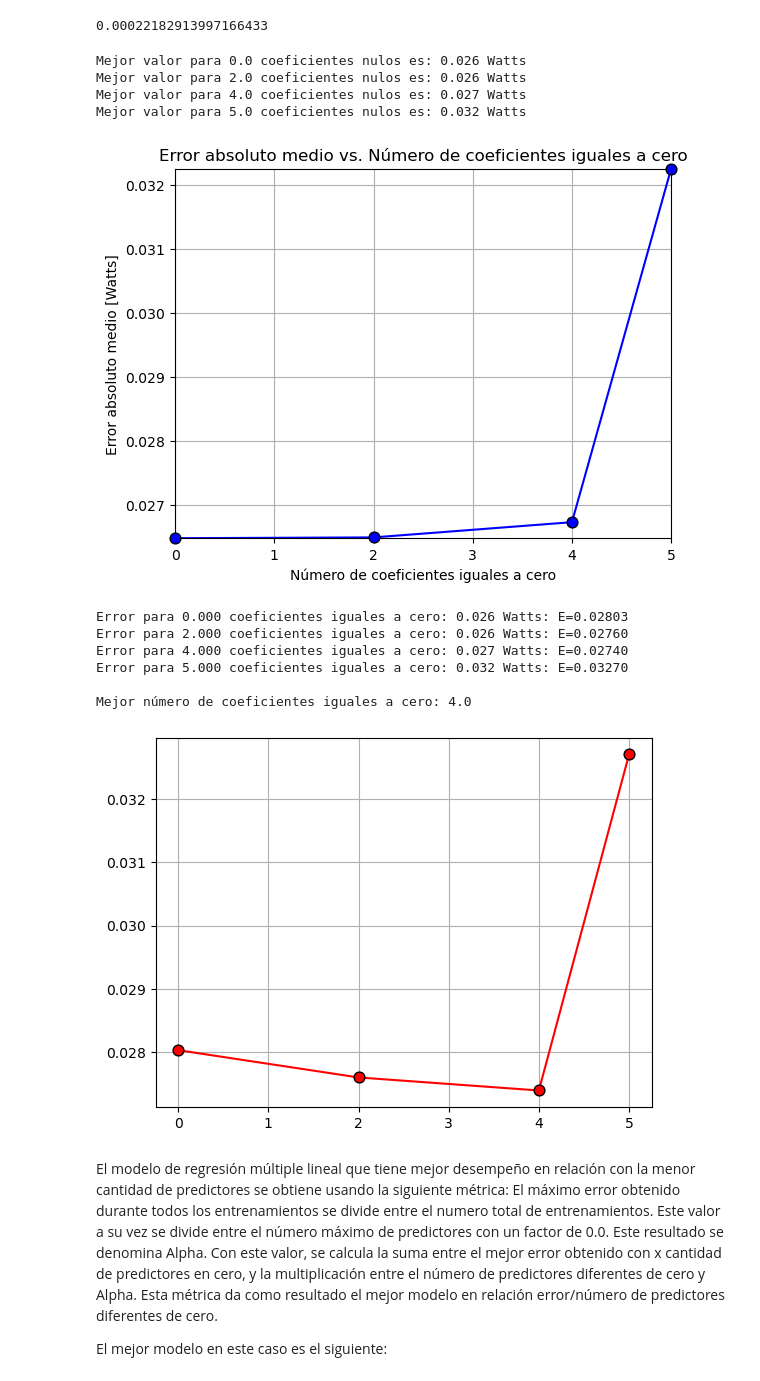
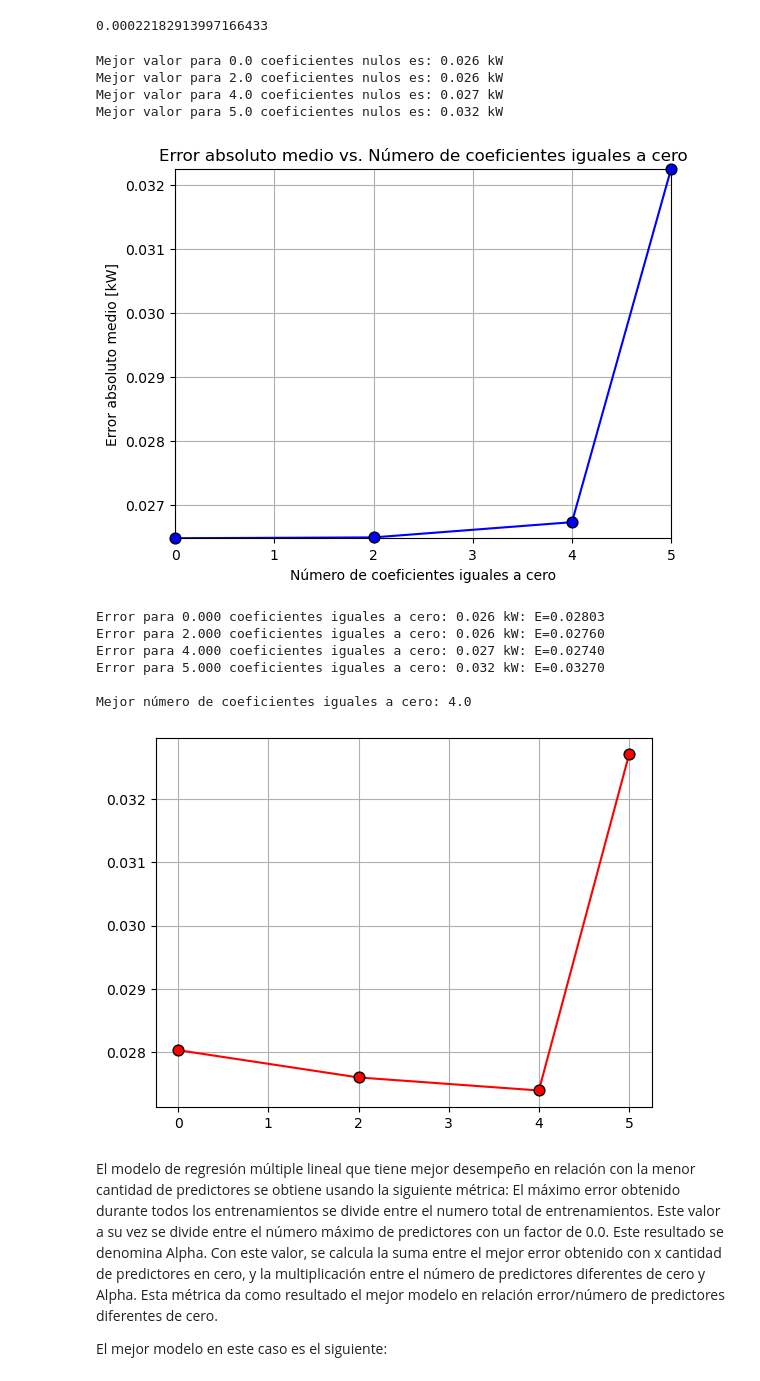
Before and after one commit to kevindmzapata/multivariate-statistics-course, a Jupyter notebook: TAREA_3/reg_multiple.ipynb, the cells around one changed output. Cells and saved outputs as stored; diff of their text form; code cells hidden in the pictures.

```diff
--- a/TAREA_3/reg_multiple.ipynb
+++ b/TAREA_3/reg_multiple.ipynb
@@ -223,32 +229,32 @@ def get_best_n_zeros(num, extract_best=False):
 # %%
 e = []
 for i in np.unique(a['n_zeros']):
-    print(f'Mejor valor para {i} coeficientes nulos es: {get_best_n_zeros(i):.3f} Watts', end='\n')
+    print(f'Mejor valor para {i} coeficientes nulos es: {get_best_n_zeros(i):.3f} kW', end='\n')
     e.append(get_best_n_zeros(i))
 # %% [output]
-Mejor valor para 0.0 coeficientes nulos es: 0.026 Watts
-Mejor valor para 2.0 coeficientes nulos es: 0.026 Watts
-Mejor valor para 4.0 coeficientes nulos es: 0.027 Watts
-Mejor valor para 5.0 coeficientes nulos es: 0.032 Watts
+Mejor valor para 0.0 coeficientes nulos es: 0.026 kW
+Mejor valor para 2.0 coeficientes nulos es: 0.026 kW
+Mejor valor para 4.0 coeficientes nulos es: 0.027 kW
+Mejor valor para 5.0 coeficientes nulos es: 0.032 kW
 # %%
 plt.figure()
 plt.scatter(np.unique(a['n_zeros']), e, s=60, c='b', edgecolor='black', zorder=3, clip_on=False)
 plt.plot(np.unique(a['n_zeros']), e, c='b', zorder=2)
 plt.xlabel('Número de coeficientes iguales a cero')
-plt.ylabel('Error absoluto medio [Watts]')
+plt.ylabel('Error absoluto medio [kW]')
 plt.title('Error absoluto medio vs. Número de coeficientes iguales a cero')
 plt.xlim(np.min(a['n_zeros']), np.max(a['n_zeros']))
 plt.ylim(np.min(e), np.max(e))
 plt.grid()
 plt.show()
 # %% [output]
-[figure, old version]
+[figure, new version]
 # %%
 # Calcular error por predictor diferente de cero
 best_n = -1
 E = []
 for i, j in zip(e, np.unique(a['n_zeros'])):
-    print(f'Error para {j:.3f} coeficientes iguales a cero: {i:.3f} Watts: E={i + (X.shape[1] - j) * alpha:.5f}')
+    print(f'Error para {j:.3f} coeficientes iguales a cero: {i:.3f} kW: E={i + (X.shape[1] - j) * alpha:.5f}')
     E.append(i + (X.shape[1] - j) * alpha)
     if E[-1] == np.min(E):
         best_n = j
@@ -261,10 +267,10 @@ plt.plot(np.unique(a['n_zeros']), E, c='r')
 plt.grid()
 plt.show()
 # %% [output]
-Error para 0.000 coeficientes iguales a cero: 0.026 Watts: E=0.02803
-Error para 2.000 coeficientes iguales a cero: 0.026 Watts: E=0.02760
-Error para 4.000 coeficientes iguales a cero: 0.027 Watts: E=0.02740
-Error para 5.000 coeficientes iguales a cero: 0.032 Watts: E=0.03270
+Error para 0.000 coeficientes iguales a cero: 0.026 kW: E=0.02803
+Error para 2.000 coeficientes iguales a cero: 0.026 kW: E=0.02760
+Error para 4.000 coeficientes iguales a cero: 0.027 kW: E=0.02740
+Error para 5.000 coeficientes iguales a cero: 0.032 kW: E=0.03270
 
 Mejor número de coeficientes iguales a cero: 4.0
 [figure]
```
Also changed, not shown: parts of 3 cells of this notebook.
